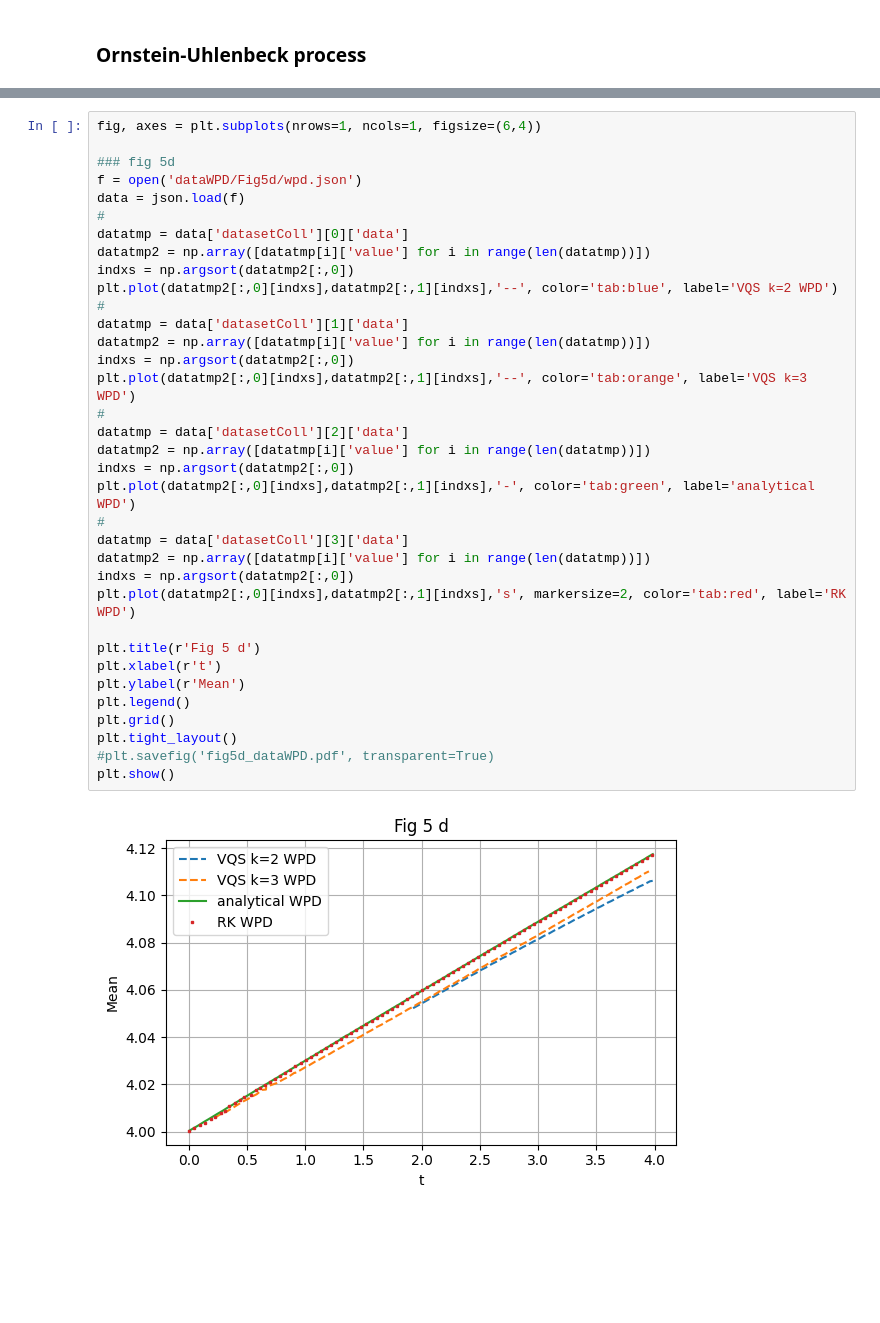
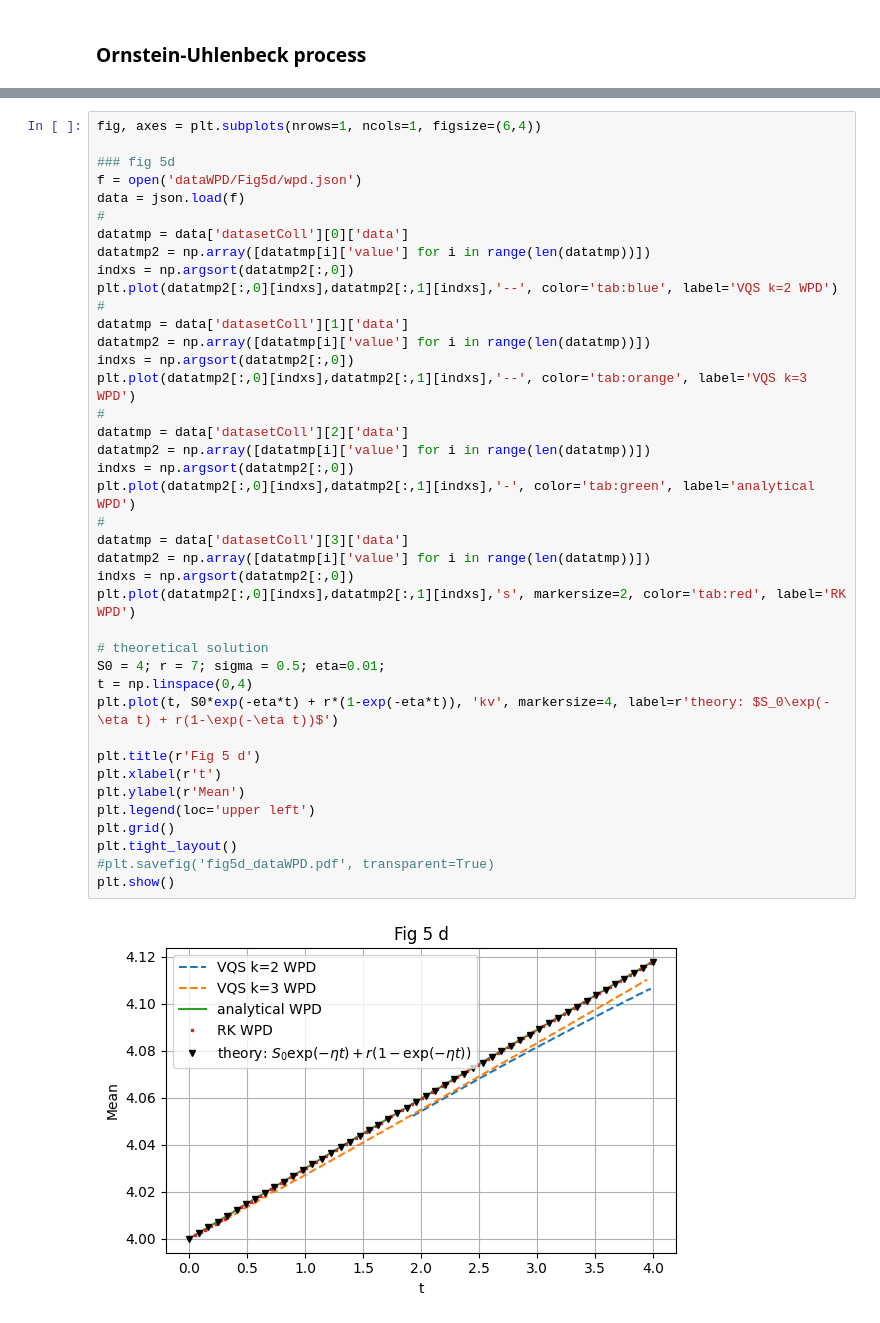
Before and after one commit to RePlasma/PhysRevA.103.052425, a Jupyter notebook: PhysRevA.103.052425.ipynb, the cells around one changed output, grey strips where cells are left out. Drawn from its saved outputs; the diff is of its cells as text; blank space fills up the shorter version.

```diff
--- a/PhysRevA.103.052425.ipynb
+++ b/PhysRevA.103.052425.ipynb
@@ -213,35 +280,40 @@ f = open('dataWPD/Fig5d/wpd.json')
 data = json.load(f)
 #
 datatmp = data['datasetColl'][0]['data']
 datatmp2 = np.array([datatmp[i]['value'] for i in range(len(datatmp))])
 indxs = np.argsort(datatmp2[:,0])
 plt.plot(datatmp2[:,0][indxs],datatmp2[:,1][indxs],'--', color='tab:blue', label='VQS k=2 WPD')
 #
 datatmp = data['datasetColl'][1]['data']
 datatmp2 = np.array([datatmp[i]['value'] for i in range(len(datatmp))])
 indxs = np.argsort(datatmp2[:,0])
 plt.plot(datatmp2[:,0][indxs],datatmp2[:,1][indxs],'--', color='tab:orange', label='VQS k=3 WPD')
 #
 datatmp = data['datasetColl'][2]['data']
 datatmp2 = np.array([datatmp[i]['value'] for i in range(len(datatmp))])
 indxs = np.argsort(datatmp2[:,0])
 plt.plot(datatmp2[:,0][indxs],datatmp2[:,1][indxs],'-', color='tab:green', label='analytical WPD')
 #
 datatmp = data['datasetColl'][3]['data']
 datatmp2 = np.array([datatmp[i]['value'] for i in range(len(datatmp))])
 indxs = np.argsort(datatmp2[:,0])
 plt.plot(datatmp2[:,0][indxs],datatmp2[:,1][indxs],'s', markersize=2, color='tab:red', label='RK WPD')
 
+# theoretical solution
+S0 = 4; r = 7; sigma = 0.5; eta=0.01;
+t = np.linspace(0,4)
+plt.plot(t, S0*exp(-eta*t) + r*(1-exp(-eta*t)), 'kv', markersize=4, label=r'theory: $S_0\exp(-\eta t) + r(1-\exp(-\eta t))$')
+
 plt.title(r'Fig 5 d')
 plt.xlabel(r't')
 plt.ylabel(r'Mean')
-plt.legend()
+plt.legend(loc='upper left')
 plt.grid()
 plt.tight_layout()
 #plt.savefig('fig5d_dataWPD.pdf', transparent=True)
 plt.show()
 # %% [output]
-[figure, old version]
+[figure, new version]
 # %%
 fig, axes = plt.subplots(nrows=1, ncols=1, figsize=(6,4))
 
```
Also changed, not shown: parts of 6 cells of this notebook.
